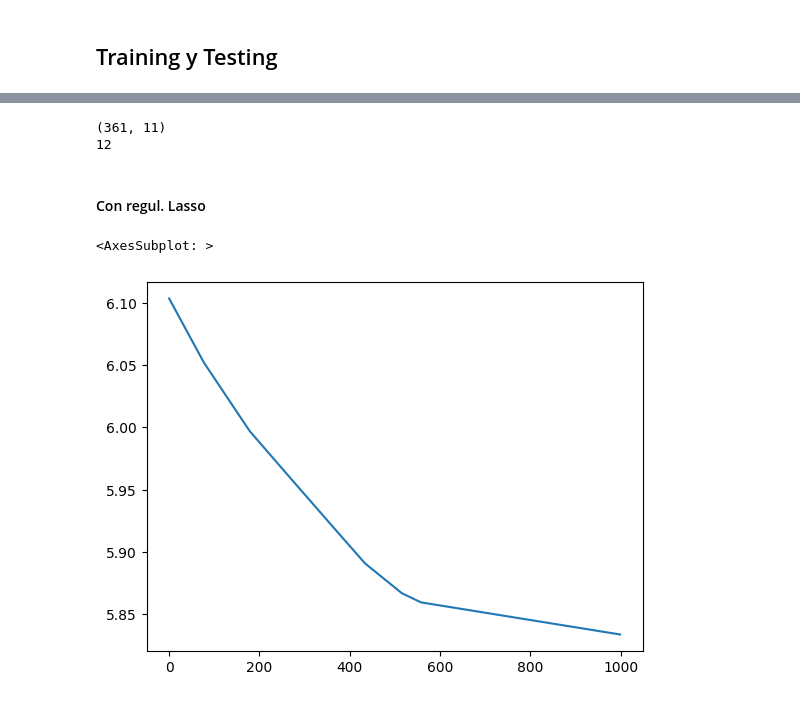
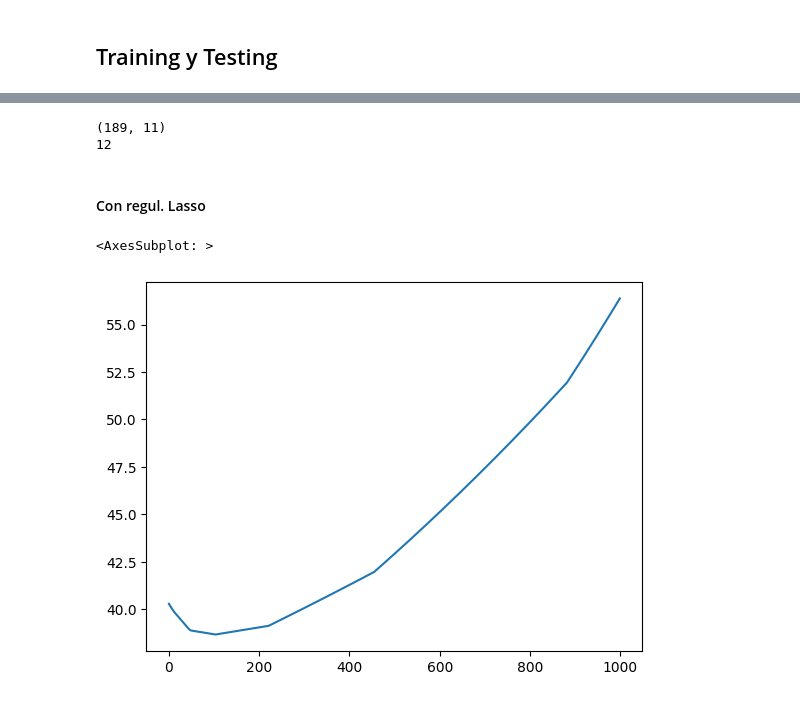
Before and after one commit to Sandovl0593/project1-ML, a Jupyter notebook: main.ipynb, the cells around one changed output, grey strips where cells are left out. Saved outputs shown, nothing was run; the diff lists cells and outputs as text; code cells hidden in the pictures.

```diff
--- a/main.ipynb
+++ b/main.ipynb
@@ -33,0 +43,9 @@ plt.show()
+# %%
+# transformacion logaritmica porque la variable area esta muy sesgada
+dataset = dataset[dataset['area'] > 0].drop(columns=['month', 'day'])
+temp = dataset['area']
+dataset['area'] = np.log1p(dataset['area'])
+# quitar los areas con valores nulos
+Xpd = dataset.iloc[:, :-1]
+Ypd = dataset.iloc[:, -1]
+print(Ypd.shape, Xpd.shape)
@@ -33,0 +54,3 @@ plt.show()
+# %%
+X = Xpd.to_numpy().astype(np.float32)
+yreal = Ypd.to_numpy().astype(np.float32)
@@ -73,8 +109,9 @@ class NoLinearRegression:
     def RidgeUpdate(self):
         self.W = self.W - self.alpha * self.RidgeDerivative()
 
-    def reset(self):
+    def reset(self, Y_train):
         self.W = np.random.rand(self.X_train.shape[1])
+        self.Y_train = Y_train
 
     def LassoTrain(self, epochs):
         L = self.Lasso()
@@ -104,16 +157,18 @@ X_train = np.hstack((np.ones((X_train.shape[0], 1)), X_train))
 X_test = np.hstack((np.ones((X_test.shape[0], 1)), X_test))
 # %%
 epochs = 1000
-lineal = NoLinearRegression(X_train, y_train, 0.001, 0.01)
-lineal.reset()
+lineal = NoLinearRegression(X_train, y_train, 0.01, 0.01)
+lineal.reset(y_train)
 # %% [output]
-(361, 11)
+(189, 11)
 12
 # %% [markdown]
 #### Con regul. Lasso
 # %%
-L, L_reg = lineal.LassoTrain(epochs)
-sns.lineplot(x=range(epochs), y=L_reg)
+L_lasso, L_reg_lasso = lineal.LassoTrain(epochs)
+sns.lineplot(x=range(epochs), y=L_reg_lasso)
+plt.title('Lasso')
+plt.show()
 # %% [output]
 <AxesSubplot: >
-[figure, old version]
+[figure, new version]
```
Also changed, not shown: parts of 15 cells of this notebook.
